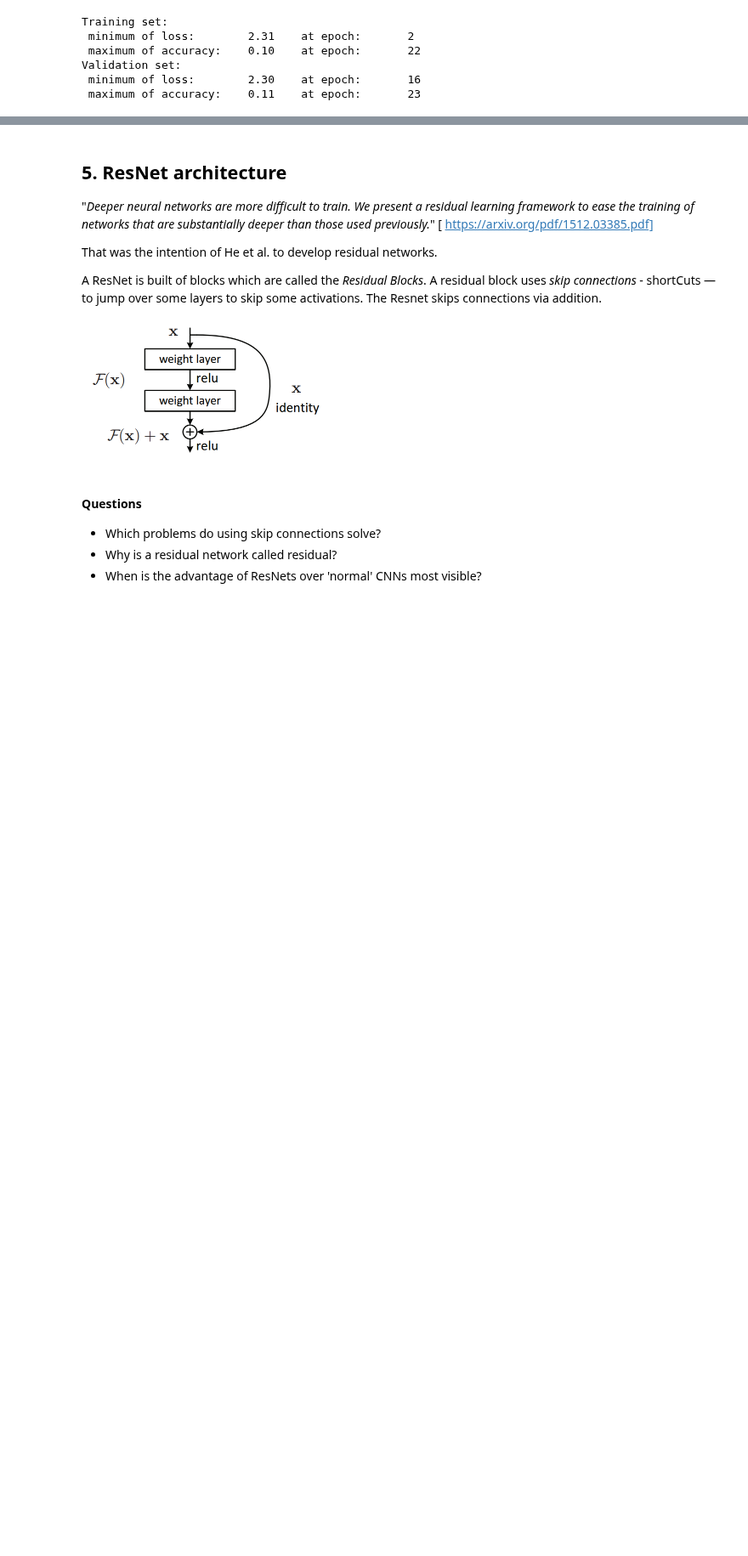
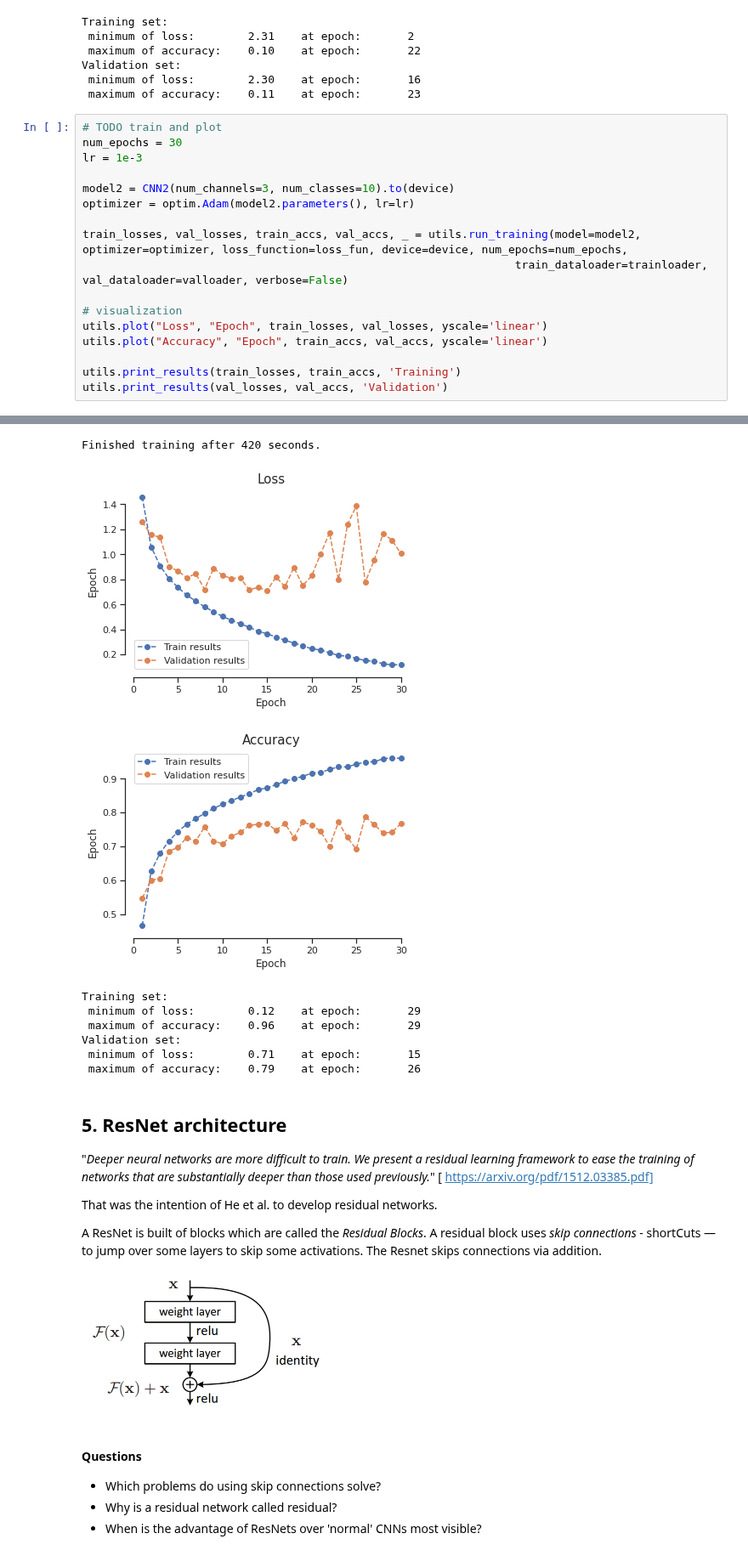
Before and after one commit to swang1112/DL_VL, a Jupyter notebook: Colab_Notebooks/Exercise3_2020.ipynb, the cells around one changed output, grey strips where cells are left out. Shown at 85% size. Saved outputs shown, nothing was run; the diff lists cells and outputs as text; blank space fills up the shorter version.

```diff
--- a/Colab_Notebooks/Exercise3_2020.ipynb
+++ b/Colab_Notebooks/Exercise3_2020.ipynb
@@ -346,3 +346,21 @@ Training set:
 Validation set:
  minimum of loss:        2.30    at epoch:       16
  maximum of accuracy:    0.11    at epoch:       23
+# %%
+# TODO train and plot
+num_epochs = 30
+lr = 1e-3
+
+model2 = CNN2(num_channels=3, num_classes=10).to(device)
+optimizer = optim.Adam(model2.parameters(), lr=lr)
+
+train_losses, val_losses, train_accs, val_accs, _ = utils.run_training(model=model2, optimizer=optimizer, loss_function=loss_fun, device=device, num_epochs=num_epochs,
+                                                                 train_dataloader=trainloader, val_dataloader=valloader, verbose=False)
+
+# visualization
+utils.plot("Loss", "Epoch", train_losses, val_losses, yscale='linear')
+utils.plot("Accuracy", "Epoch", train_accs, val_accs, yscale='linear')
+
+utils.print_results(train_losses, train_accs, 'Training')
+utils.print_results(val_losses, val_accs, 'Validation')
+# %% [output]
@@ -349,3 +368,12 @@ Validation set:
+Finished training after 420 seconds.
+[figure, added]
+[figure, added]
+Training set:
+ minimum of loss:        0.12    at epoch:       29
+ maximum of accuracy:    0.96    at epoch:       29
+Validation set:
+ minimum of loss:        0.71    at epoch:       15
+ maximum of accuracy:    0.79    at epoch:       26
 # %% [markdown]
 ## 5. ResNet architecture
 
```
Also changed, not shown: parts of 1 cell of this notebook.
